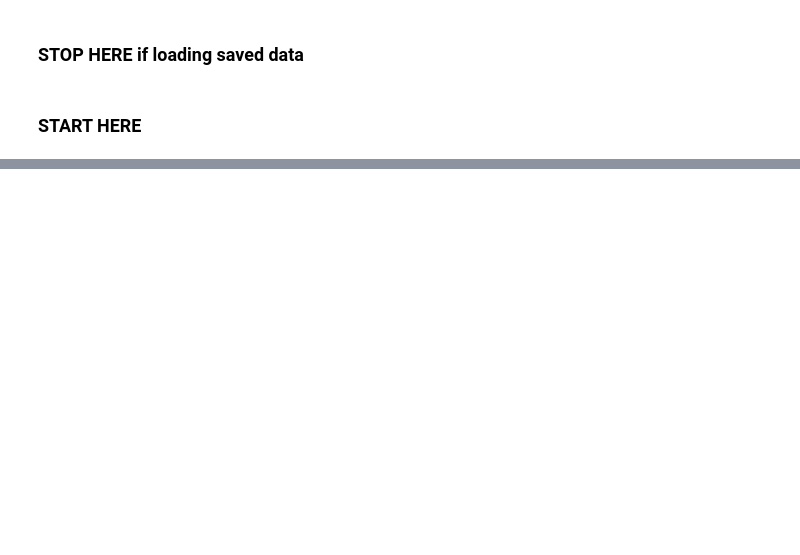
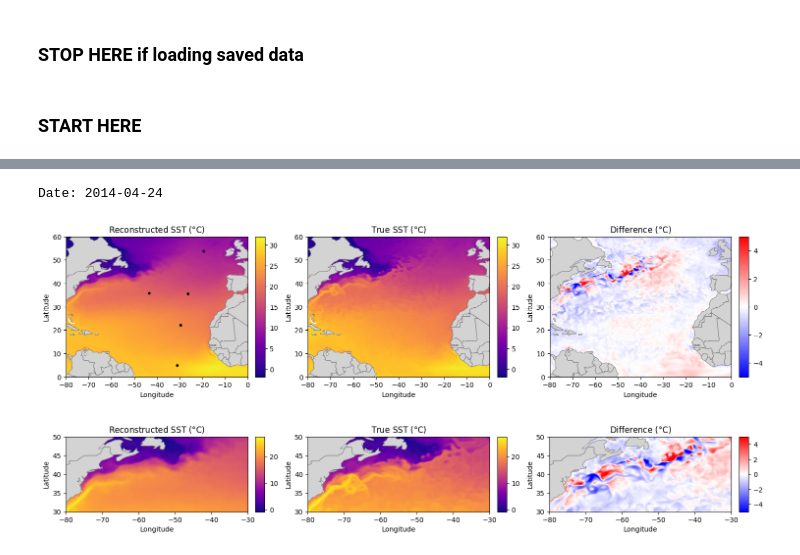
Before and after one commit to abbym-bristol/ME4OH_summer_project, a Jupyter notebook: SHRED_OFAM3_SST_FF.ipynb, the cells around one changed output, grey strips where cells are left out. Saved outputs shown, nothing was run; the diff lists cells and outputs as text; code cells hidden in the pictures; blank space fills up the shorter version.

```diff
--- a/SHRED_OFAM3_SST_FF.ipynb
+++ b/SHRED_OFAM3_SST_FF.ipynb
@@ -110,0 +176,10 @@ plt.title(f"{test_dates[i]}")
+# %%
+def crop_df_by_coord(df, area="GS"):
+    if area == "GS":
+        min_lat, max_lat = 30.0, 50.0
+        min_long, max_long = -80.0, -30.0
+
+    df_mask = ((df['Longitude'] >= min_long) & (df['Longitude'] <= max_long) &
+                (df['Latitude'] <= max_lat) & (df['Latitude'] >= min_lat))
+
+    return df.loc[df_mask].sort_values('Latitude').reset_index(drop=True)
@@ -111,17 +207,27 @@ plt.title(f"{test_dates[i]}")
 # %%
 difference = test_recons - test_ground_truth
 for i in np.random.choice(range(len(test_recons)), 1):
     diff_df = pd.DataFrame({
             "Latitude": lats,
             "Longitude": longs,
             "SST": difference[i]
         })
     recon_df = pd.DataFrame({
         "Latitude": lats,
         "Longitude": longs,
         "SST": test_recons[i]
     })
-    true_df = pd.read_csv(f"{NA_DATA_PATH}{test_dates[i]}.csv")
+    true_df = pd.read_csv(f"{NA_DATA_PATH}{test_lag_dates[i]}.csv")
     # plot_sst_map(diff_df, title=f"Difference map for {test_dates[i]}", min_sst=-5, max_sst=5, basin="NA", cmap='bwr')
-    print(f"Date: {test_dates[i]}")
-    plot_compare_NA_sst_recon_truth(recon_df, true_df, diff_df, sensor_coords=sensor_coords)
+    print(f"Date: {test_lag_dates[i]}")
+    plot_compare_NA_sst_recon_truth(recon_df, true_df, diff_df, sensor_coords=sensor_coords, basin="NA")
+
+    gs_recon_df = crop_df_by_coord(recon_df)
+    gs_true_df = crop_df_by_coord(true_df)
+    gs_diff_df = crop_df_by_coord(diff_df)
+
+    plot_compare_NA_sst_recon_truth(gs_recon_df, gs_true_df, gs_diff_df, basin='GS')
+# %% [output]
+Date: 2014-04-24
+[figure, added]
+[figure, added]
```
Also changed, not shown: parts of 27 cells of this notebook, 2 other files.
